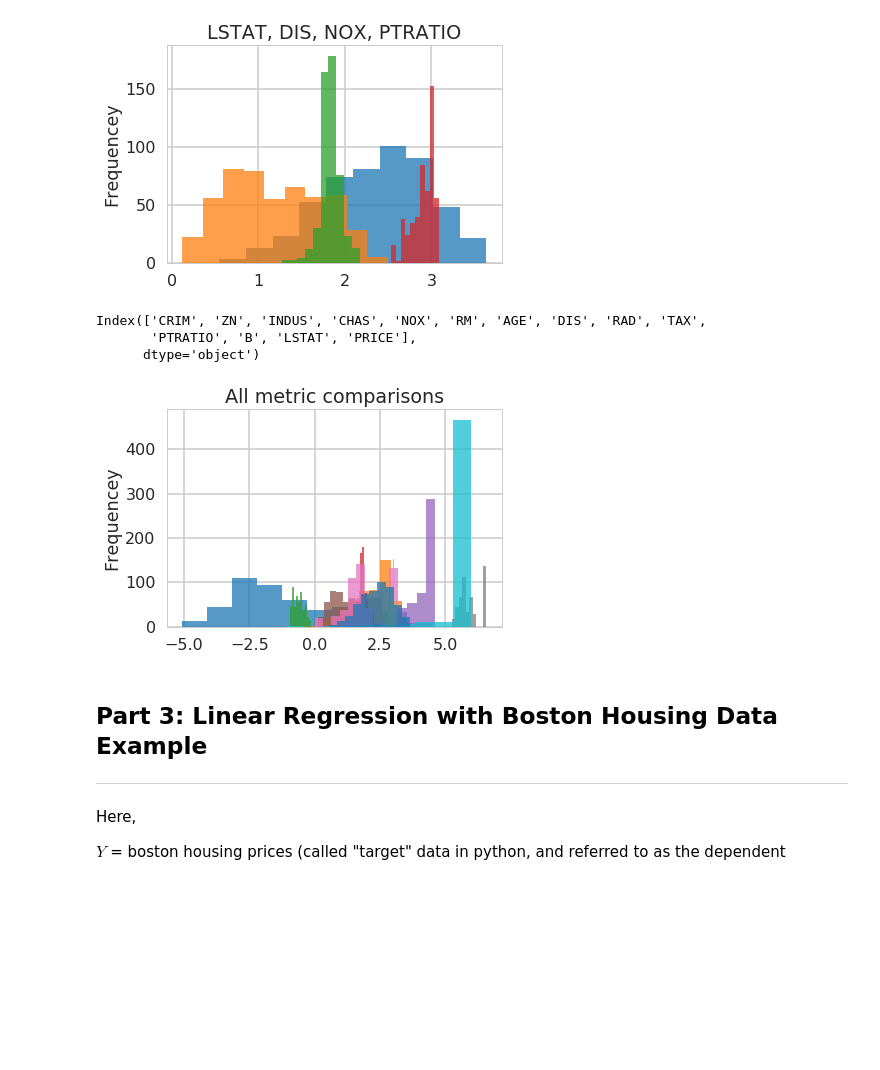
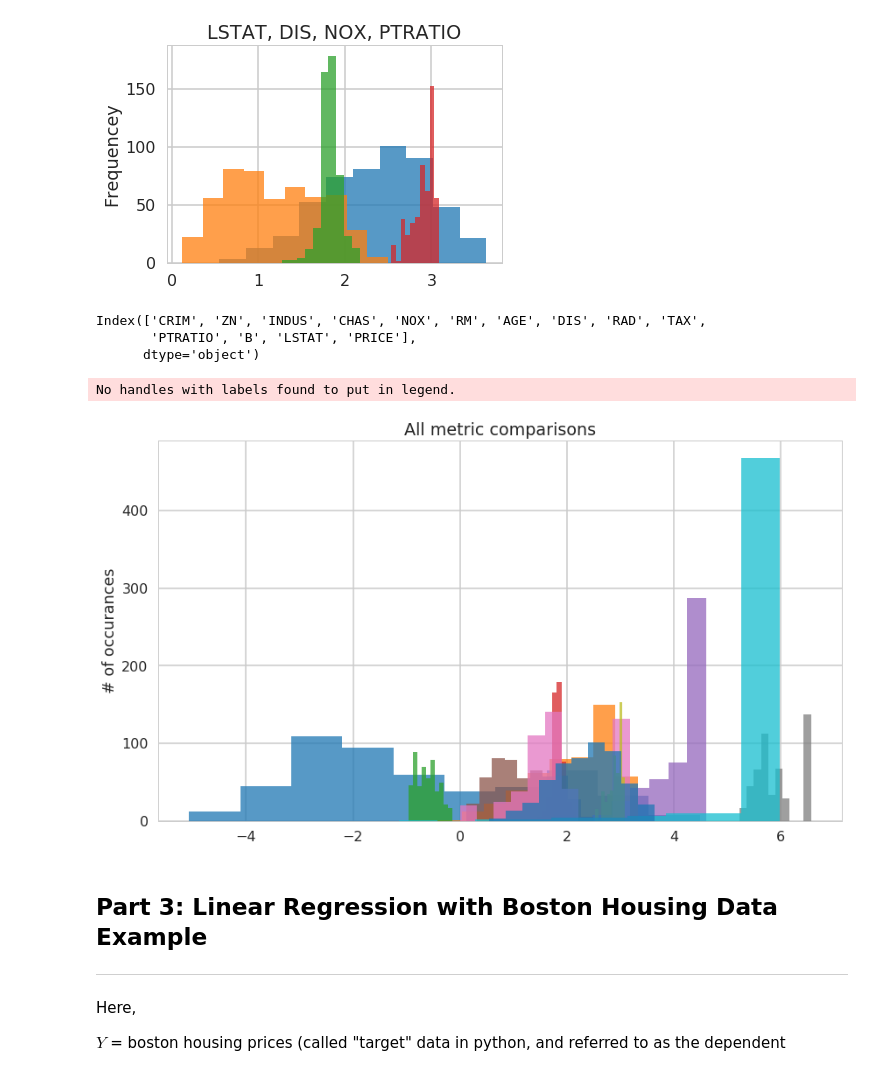
Before and after one commit to SethDKelly/Springboard, a Jupyter notebook: sec11/linear_regression/Mini_Project_Linear_Regression.ipynb, the cells around one changed output. Saved outputs shown, nothing was run; the diff lists cells and outputs as text; code cells hidden in the pictures; blank space fills up the shorter version.

```diff
--- a/sec11/linear_regression/Mini_Project_Linear_Regression.ipynb
+++ b/sec11/linear_regression/Mini_Project_Linear_Regression.ipynb
@@ -450,29 +452,31 @@ plt.show()
 [figure]
 # %%
 print(bos.keys())
-plt.hist(np.log(bos.CRIM), alpha=.75) # per capita crime rate by town
+plt.figure(figsize=[14,8])
+plt.hist(np.log(bos.CRIM), alpha=.75) #Grey, per capita crime rate by town
 #plt.hist(np.log(bos.ZN), alpha=.75) #proportion of residential land zoned for lots over 25,000 sq.ft.
-plt.hist(np.log(bos.INDUS), alpha=.75) #proportion of non-retail business acres per town
+plt.hist(np.log(bos.INDUS), alpha=.75) #Brown, proportion of non-retail business acres per town
 # plt.hist(np.log(bos.CHAS), alpha=.75) #Charles River dummy variable (= 1 if tract bounds river; 0 otherwise)
-plt.hist(np.log(bos.NOX), alpha=.75) # nitric oxides concentration (parts per 10 million)
-plt.hist(np.log(bos.RM), alpha=.75) # average number of rooms per dwelling
+plt.hist(np.log(bos.NOX), alpha=.75) #Jade Green nitric oxides concentration (parts per 10 million)
+plt.hist(np.log(bos.RM), alpha=.75) #Light blue average number of rooms per d welling
 plt.hist(np.log(bos.AGE), alpha=.75) # proportion of owner-occupied units built prior to 1940
 plt.hist(np.log(bos.DIS), alpha=.75) # weighted distances to five Boston employment centres
 plt.hist(np.log(bos.RAD), alpha=.75) # index of accessibility to radial highways
 plt.hist(np.log(bos.TAX), alpha=.75) # full-value property-tax rate per $10,000
 plt.hist(np.log(bos.PTRATIO), alpha=.75) # pupil-teacher ratio by town
 plt.hist(np.log(bos.B), alpha=.75) # 1000(Bk - 0.63)^2 where Bk is the proportion of blacks by town
 plt.hist(np.log(bos.LSTAT), alpha=.75) # 1000(Bk - 0.63)^2 where Bk is the proportion of blacks by town
 
 plt.title("All metric comparisons")
-#plt.xlabel("")
-plt.ylabel("Frequencey")
+#plt.xtitle("")
+plt.ylabel("# of occurances")
 plt.show()
 # %% [output]
 Index(['CRIM', 'ZN', 'INDUS', 'CHAS', 'NOX', 'RM', 'AGE', 'DIS', 'RAD', 'TAX',
        'PTRATIO', 'B', 'LSTAT', 'PRICE'],
       dtype='object')
+No handles with labels found to put in legend.
-[figure, old version]
+[figure, new version]
 # %% [markdown]
 ## Part 3: Linear Regression with Boston Housing Data Example
 ***
```
Also changed, not shown: parts of 11 cells of this notebook, 1 other file.
